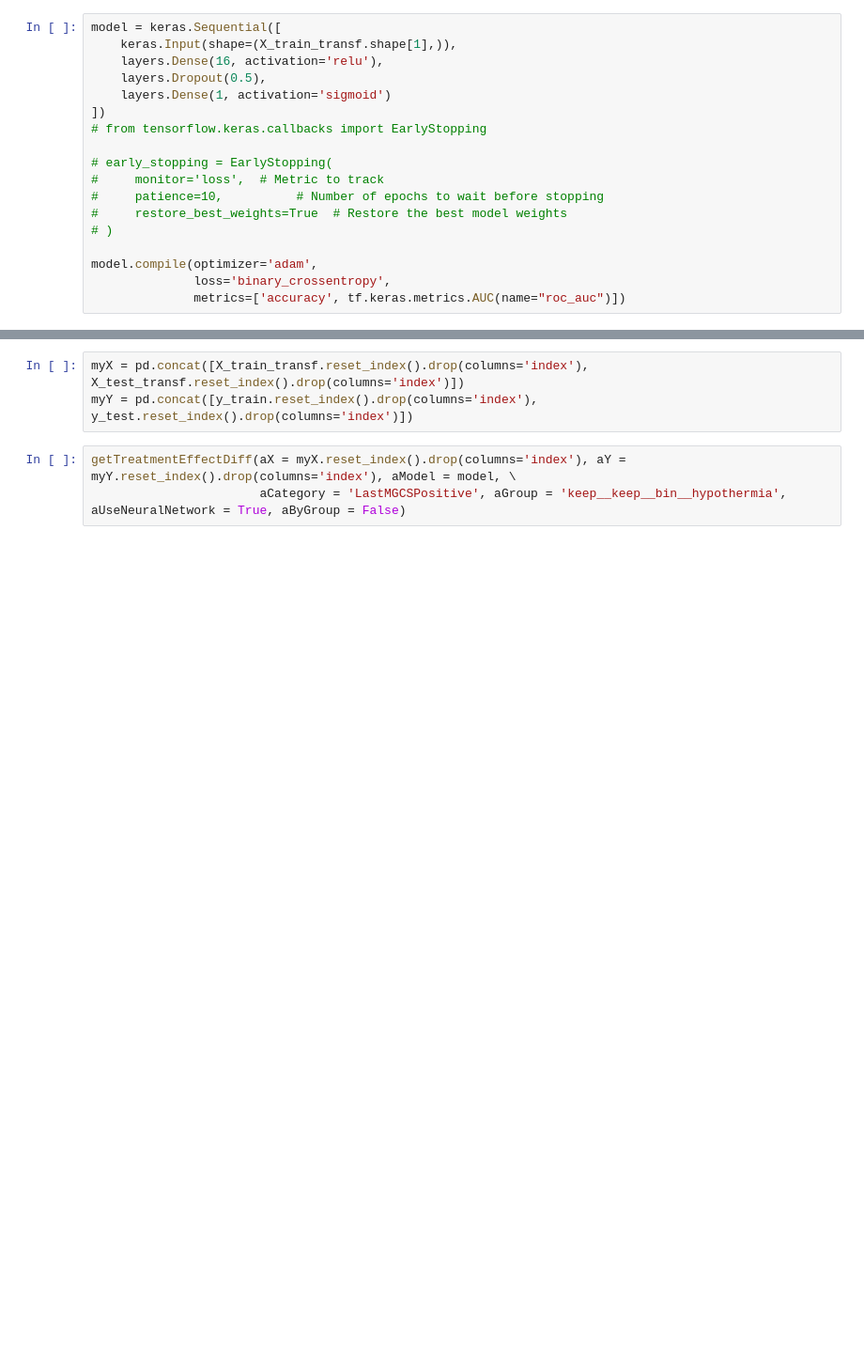
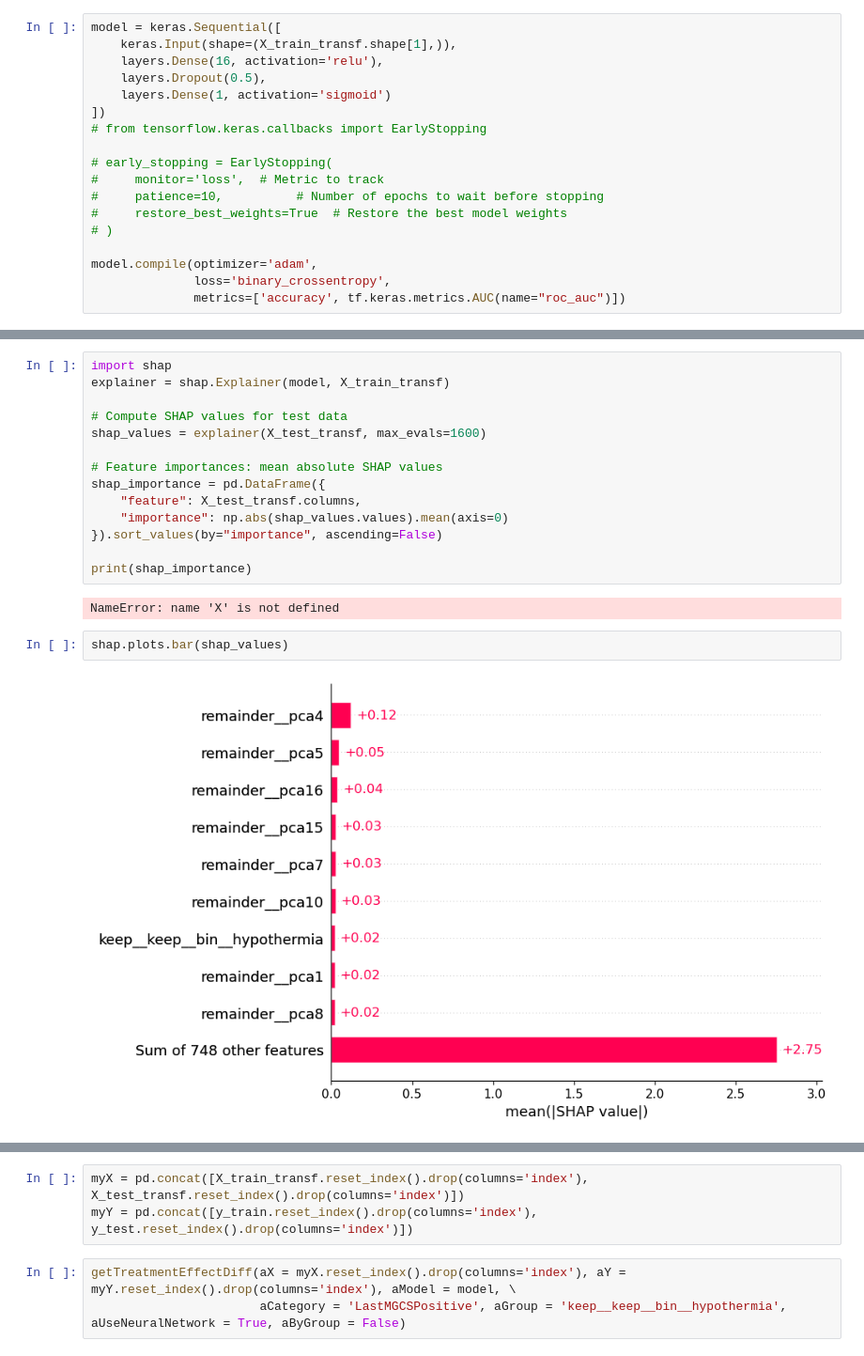
Before and after one commit to michelraskin/ttmhte, a Jupyter notebook: pmap/PMAPAnalysisNeural.ipynb, the cells around one changed output, grey strips where cells are left out. Shown: that part at 94% size. Saved outputs shown, nothing was run; the diff lists cells and outputs as text; blank space fills up the shorter version.

```diff
--- a/pmap/PMAPAnalysisNeural.ipynb
+++ b/pmap/PMAPAnalysisNeural.ipynb
@@ -182,3 +188,23 @@ Epoch 15/15
+# %%
+import shap
+explainer = shap.Explainer(model, X_train_transf)
+
+# Compute SHAP values for test data
+shap_values = explainer(X_test_transf, max_evals=1600)
+
+# Feature importances: mean absolute SHAP values
+shap_importance = pd.DataFrame({
+    "feature": X_test_transf.columns,
+    "importance": np.abs(shap_values.values).mean(axis=0)
+}).sort_values(by="importance", ascending=False)
+
+print(shap_importance)
+# %% [output]
+NameError: name 'X' is not defined
+# %%
+shap.plots.bar(shap_values)
+# %% [output]
+[figure, added]
 # %%
 # Extract loss values
 train_loss = history.history['roc_auc']
```
Also changed, not shown: parts of 10 cells of this notebook, 13 other files.
